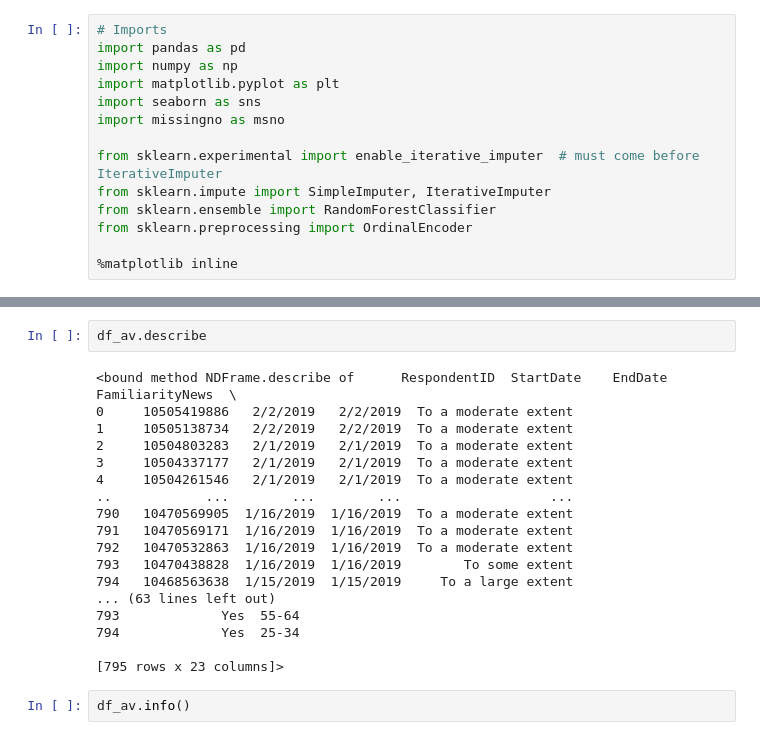
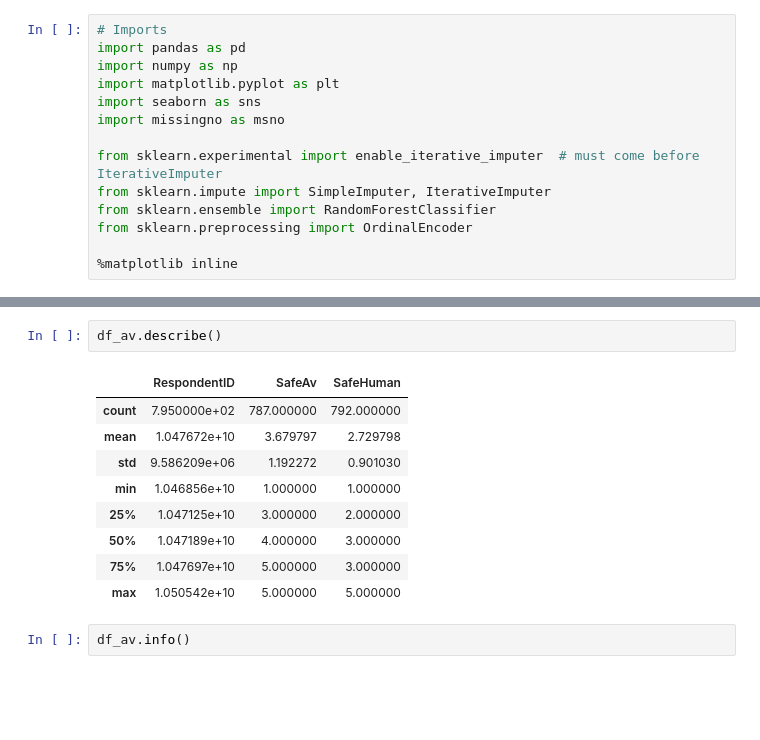
Before and after one commit to athi2210/DA-Lab-group, a Jupyter notebook: data_quality_missing_values.ipynb, the cells around one changed output, grey strips where cells are left out. Drawn from its saved outputs; the diff is of its cells as text; blank space fills up the shorter version.

```diff
--- a/data_quality_missing_values.ipynb
+++ b/data_quality_missing_values.ipynb
@@ -41,25 +41,17 @@ Shape: (795, 23)
 | 3 | 10504337177 | 2/1/2019 | 2/1/2019 | To a moderate extent | Extremely familiar | Yes | Yes | ... |
 | 4 | 10504261546 | 2/1/2019 | 2/1/2019 | To a moderate extent | Mostly familiar | Yes | No | ... |
 # %%
-df_av.describe
+df_av.describe()
 # %% [output]
-<bound method NDFrame.describe of      RespondentID  StartDate    EndDate       FamiliarityNews  \
-0     10505419886   2/2/2019   2/2/2019  To a moderate extent
-1     10505138734   2/2/2019   2/2/2019  To a moderate extent
-2     10504803283   2/1/2019   2/1/2019  To a moderate extent
-3     10504337177   2/1/2019   2/1/2019  To a moderate extent
-4     10504261546   2/1/2019   2/1/2019  To a moderate extent
-..            ...        ...        ...                   ...
-790   10470569905  1/16/2019  1/16/2019  To a moderate extent
-791   10470569171  1/16/2019  1/16/2019  To a moderate extent
-792   10470532863  1/16/2019  1/16/2019  To a moderate extent
-793   10470438828  1/16/2019  1/16/2019        To some extent
-794   10468563638  1/15/2019  1/15/2019     To a large extent
-... (63 lines left out)
-793             Yes  55-64
-794             Yes  25-34
-
-[795 rows x 23 columns]>
+|  | RespondentID | SafeAv | SafeHuman |
+| count | 7.950000e+02 | 787.000000 | 792.000000 |
+| mean | 1.047672e+10 | 3.679797 | 2.729798 |
+| std | 9.586209e+06 | 1.192272 | 0.901030 |
+| min | 1.046856e+10 | 1.000000 | 1.000000 |
+| 25% | 1.047125e+10 | 3.000000 | 2.000000 |
+| 50% | 1.047189e+10 | 4.000000 | 3.000000 |
+| 75% | 1.047697e+10 | 5.000000 | 3.000000 |
+| max | 1.050542e+10 | 5.000000 | 5.000000 |
 # %%
 df_av.info()
 # %% [output]
```
Also changed, not shown: parts of 2 cells of this notebook.
